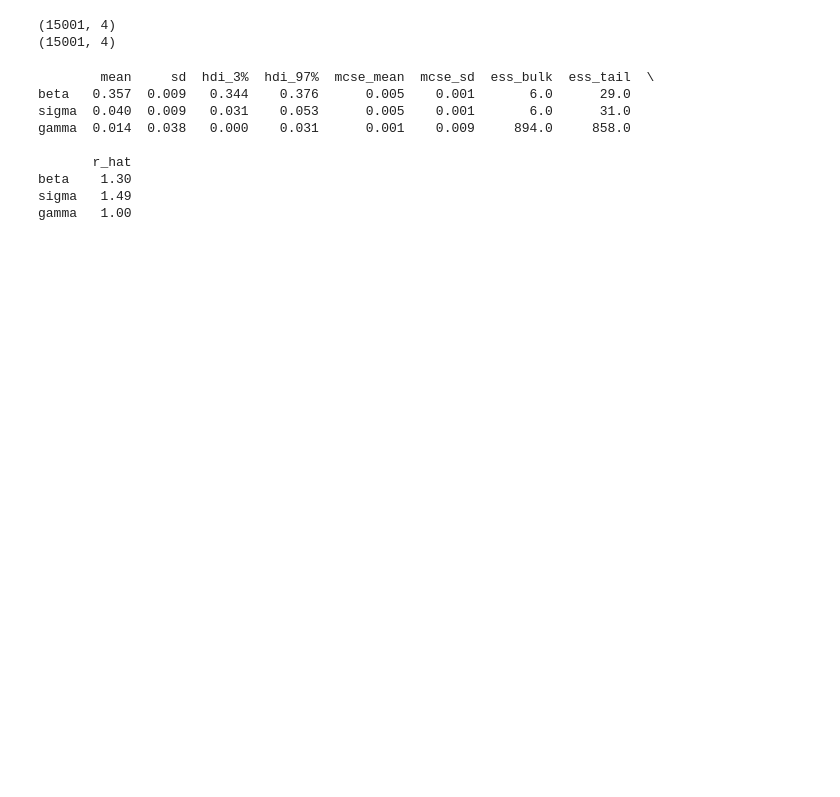
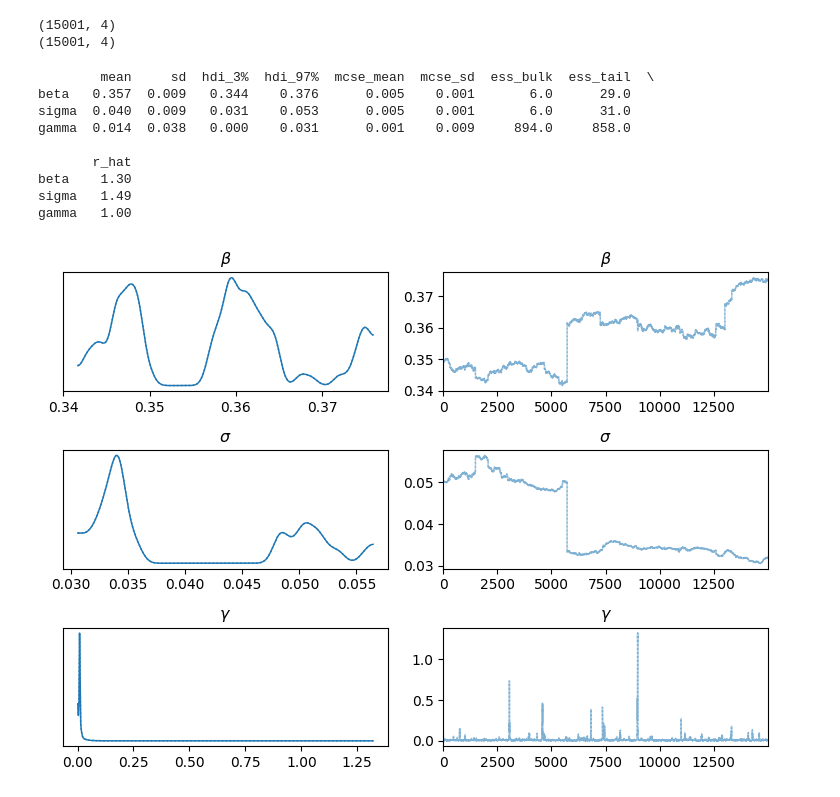
Before and after one commit to AbelPalafox/seir_uq_methods, a Jupyter notebook: main_pyhmc.ipynb, the cells around one changed output. Saved outputs shown, nothing was run; the diff lists cells and outputs as text; code cells hidden in the pictures; blank space fills up the shorter version.

```diff
--- a/main_pyhmc.ipynb
+++ b/main_pyhmc.ipynb
@@ -124,6 +110,9 @@ gamma   1.00
 # %%
 
 #seir_pyhmc.report_results()
+seir_pyhmc.plot_trace()
+# %% [output]
+[figure, added]
 # %%
 seir_pyhmc.create_dictionary(burnin=6000, subsample=15)
 
```
Also changed, not shown: parts of 2 cells of this notebook, 8 other files.
